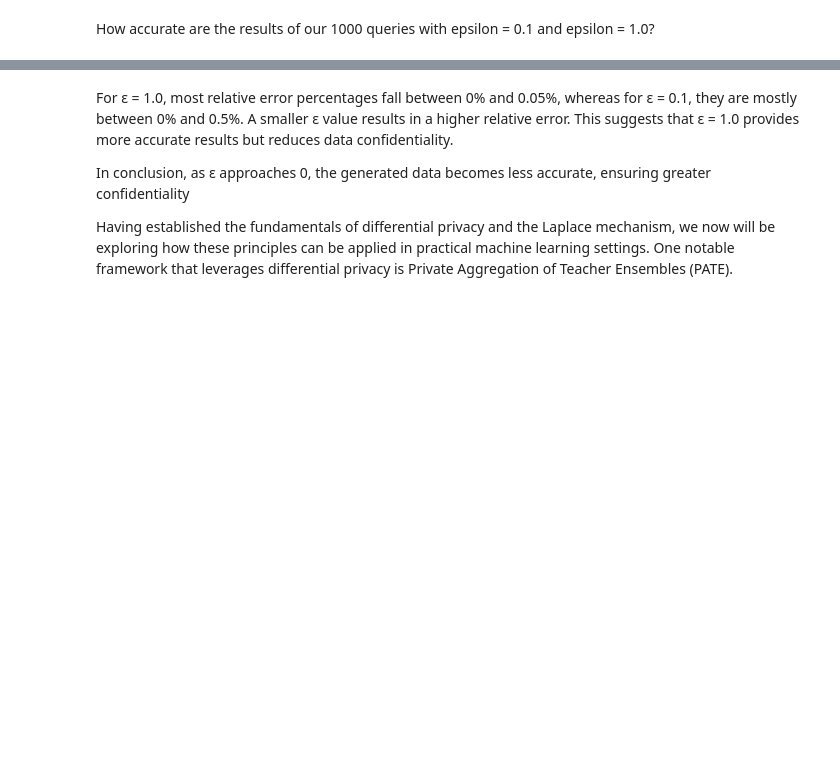
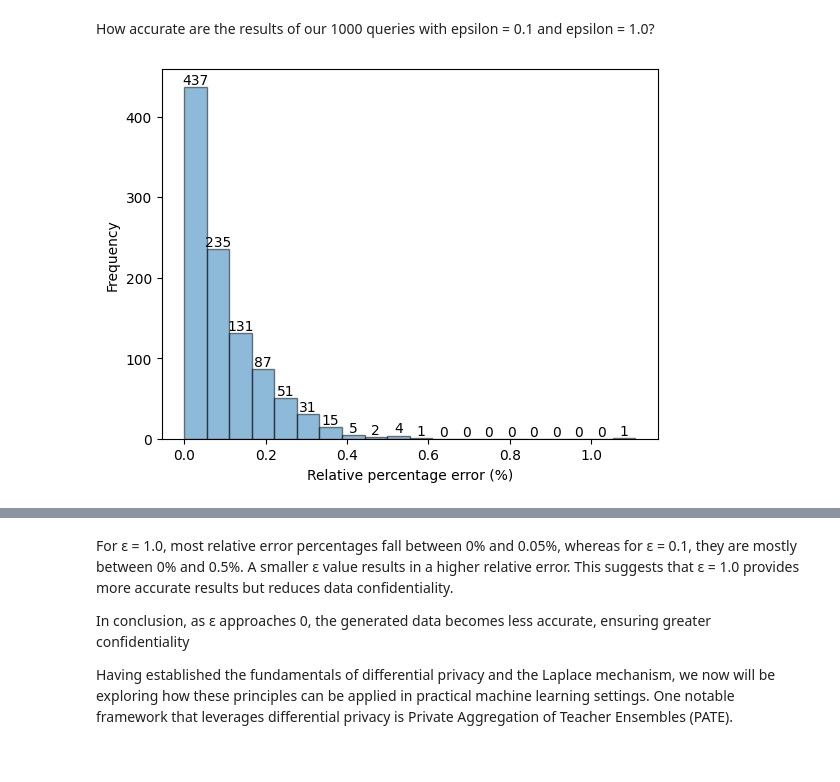
Before and after one commit to lb-account/project02-data-anonymization, a Jupyter notebook: data_anonymization.ipynb, the cells around one changed output, grey strips where cells are left out. Drawn from its saved outputs; the diff is of its cells as text; code cells hidden in the pictures; blank space fills up the shorter version.

```diff
--- a/data_anonymization.ipynb
+++ b/data_anonymization.ipynb
@@ -40,7 +40,7 @@ In this section, we will focus on **tokenization**, where sensitive data is repl
 `dataset_with_pii.csv` is a modified version of the [UCI Adult Income](https://archive.ics.uci.edu/dataset/2/adult) dataset which contains demographic information from the 1994 US Census. The associated classification task is to predict whether a particular individual earns more than $50,000 per year.
 # %%
 # Specify the path to your CSV file
-file_path = "D:/Portefolio/project02-data-anonymization/data_resources/dataset_with_pii.csv"
+file_path = "D:/project02-data-anonymization/data_resources/dataset_with_pii.csv"
 
 # Read the CSV file into a Pandas DataFrame
 data = pd.read_csv(file_path)
@@ -355,5 +449,7 @@ def graph_error_1(epsilon):
 # %% [markdown]
 How accurate are the results of our 1000 queries with epsilon = 0.1 and epsilon = 1.0?
 # %%
-# graph_error_1(0.1)
+graph_error_1(0.1)
+# %% [output]
+[figure, added]
 # %%
```
Also changed, not shown: parts of 32 cells of this notebook, 3 other files.
